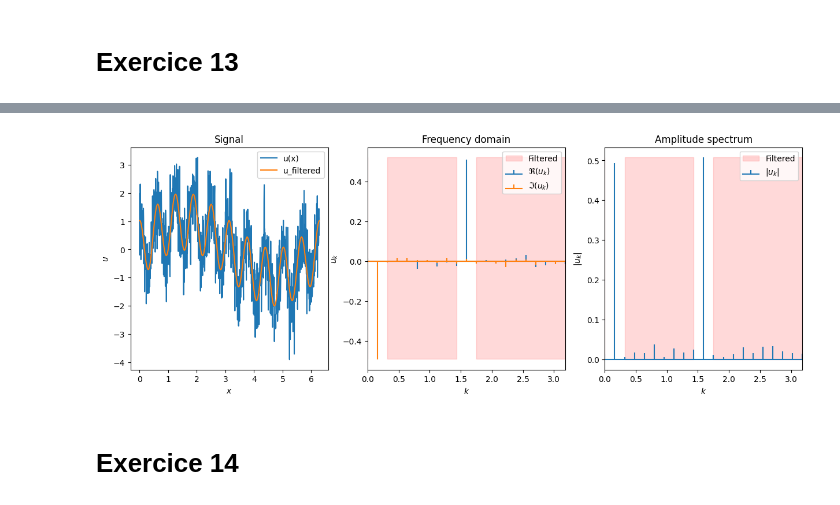
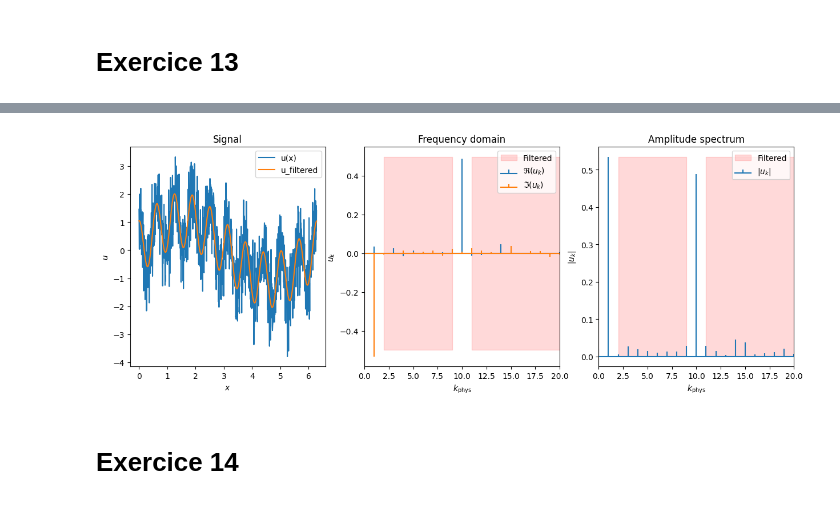
Before and after one commit to sablonl/LPHYS1303-Notebooks, a Jupyter notebook: Spectral.ipynb, the cells around one changed output, grey strips where cells are left out. Saved outputs shown, nothing was run; the diff lists cells and outputs as text; code cells hidden in the pictures.

```diff
--- a/Spectral.ipynb
+++ b/Spectral.ipynb
@@ -441,55 +470,57 @@ x = np.linspace(0, L, N, endpoint=False)
 eps = 0.75  # Amplitude du bruit
 u = np.sin(x)+np.cos(10*x)+eps*np.random.randn(N)
 
-freqs = rfftfreq(N, L/N)
+freqs = rfftfreq(N, 1/N)
+dk = 2*np.pi / L
+k_phys = freqs * dk
+
 u_k = rfft(u)
 
 u_filtered_k = np.zeros(len(u_k), dtype=complex)
 # Je sais quelle est la véritable fréquence, donc je peux filtrer autour de cette fréquence
 # En pratique, on ne sait pas quelle est la fréquence du bruit, donc on ne peut pas filter aussi facilement
 # avec une fft mais on peut utiliser des méthodes de filtrage plus avancées.
-width = 0.05/(2*np.pi)
-mask = (np.abs(freqs - 1.0/(2*np.pi)) <
-        width) | (np.abs(freqs - 10.0/(2*np.pi)) < width)
+width = 0.05
+mask = (np.abs(k_phys - 1.0) < width) | (np.abs(k_phys - 10.0) < width)
 u_filtered_k[mask] = u_k[mask]
 
 u_filtered = irfft(u_filtered_k)
 
 # Plot signal, real and imaginary parts of the DFT
 fig, ax = plt.subplots(1, 3, figsize=(15, 5))
 
 ax[0].plot(x, u, label="u(x)", c='C0')
 ax[0].plot(x, u_filtered, label="u_filtered", c='C1')
 ax[0].set_title("Signal")
 ax[0].set_xlabel("$x$")
 ax[0].set_ylabel("$u$")
 ax[0].legend()
 
-ax[1].stem(freqs, np.real(u_k) / N, label="$\Re(u_k)$",
+ax[1].stem(k_phys, np.real(u_k) / N, label="$\Re(u_k)$",
            markerfmt=" ", basefmt="C0")
-ax[1].stem(freqs, np.imag(u_k) / N, label="$\Im(u_k)$",
+ax[1].stem(k_phys, np.imag(u_k) / N, label="$\Im(u_k)$",
            markerfmt=" ", basefmt="C1", linefmt="C1")
-ax[1].fill_between(freqs, np.min(np.real(u_k) + np.imag(u_k)) / N, np.max(np.real(
+ax[1].fill_between(k_phys, np.min(np.real(u_k) + np.imag(u_k)) / N, np.max(np.real(
     u_k) + np.imag(u_k)) / N, where=~mask, color='red', alpha=0.15, label="Filtered")
 ax[1].set_title("Frequency domain")
-ax[1].set_xlabel("$k$")
+ax[1].set_xlabel("$k_\mathrm{phys}$")
 ax[1].set_ylabel("$u_k$")
-ax[1].set_xbound(0.0, 20.0/L)
+ax[1].set_xbound(0.0, 20.0)
 ax[1].legend()
 
-ax[2].stem(freqs, np.abs(u_k) / N, markerfmt=" ",
+ax[2].stem(k_phys, np.abs(u_k) / N, markerfmt=" ",
            basefmt="C0", label="$|u_k|$")
-ax[2].fill_between(freqs, np.min(np.abs(u_k)) / N, np.max(
+ax[2].fill_between(k_phys, np.min(np.abs(u_k)) / N, np.max(
     np.abs(u_k)) / N, where=~mask, color='red', alpha=0.15, label="Filtered")
 ax[2].set_title("Amplitude spectrum")
-ax[2].set_xlabel("$k$")
+ax[2].set_xlabel("$k_\mathrm{phys}$")
 ax[2].set_ylabel("$|u_k|$")
-ax[2].set_xbound(0.0, 20.0/L)
+ax[2].set_xbound(0.0, 20.0)
 ax[2].legend()
 
 plt.show()
 # %% [output]
-[figure, old version]
+[figure, new version]
 # %%
 %reset -f
 # %% [markdown]
```
Also changed, not shown: parts of 10 cells of this notebook.
